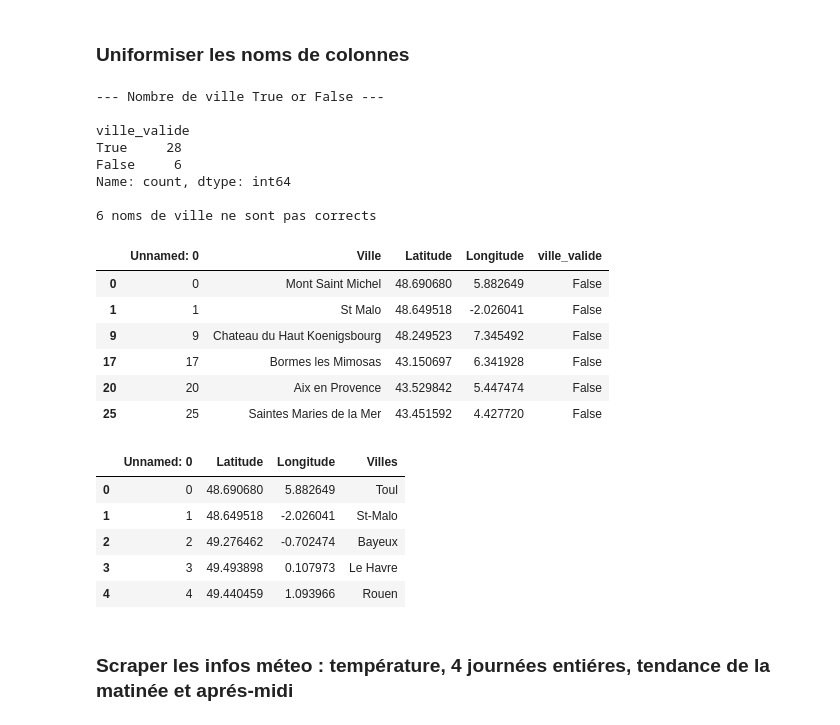
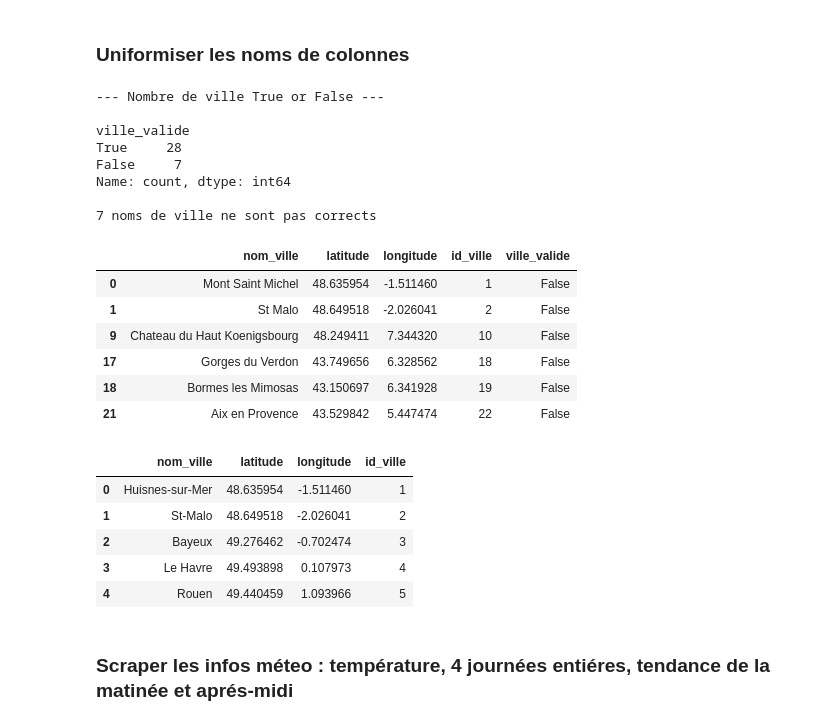
Before and after one commit to Nath-data13/DSFS_certif_2025, a Jupyter notebook: Bloc1/meteo.ipynb, the cells around one changed output. Cells and saved outputs as stored; diff of their text form; code cells hidden in the pictures.

```diff
--- a/Bloc1/meteo.ipynb
+++ b/Bloc1/meteo.ipynb
@@ -33,50 +33,50 @@ URL = 'https://api.openweathermap.org/data/2.5/forecast'
 # fonction nom de ville du df_ville identique au nom de ville API méteo Openweather ?
 
 def check_city(city_name):
     """Retourne True si la ville est reconnue par l'API, False sinon"""
     params = {'q': f'{city_name},FR', 'appid': API_KEY}
     response = rq.get(
         URL,
         params=params)
 
     data = response.json()
     if data.get('cod') == '200':
         return True
     else:
         return False
 
-df_ville['ville_valide'] = df_ville['Ville'].apply(check_city)
+df_ville['ville_valide'] = df_ville['nom_ville'].apply(check_city)
 
 print("\n--- Nombre de ville True or False ---\n")
 print(df_ville['ville_valide'].value_counts())
 print(f"\n{(~df_ville['ville_valide']).sum()} noms de ville ne sont pas corrects") #~ inverse le booléan : false
 
 # création df des villes non valides
 df_ville_false = df_ville[df_ville['ville_valide']==False]
 df_ville_false.head(6)
 # %% [output]
 --- Nombre de ville True or False ---
 
 ville_valide
 True     28
-False     6
+False     7
 Name: count, dtype: int64
 
-6 noms de ville ne sont pas corrects
+7 noms de ville ne sont pas corrects
-|  | Unnamed: 0 | Ville | Latitude | Longitude | ville_valide |
-| 0 | 0 | Mont Saint Michel | 48.690680 | 5.882649 | False |
-| 1 | 1 | St Malo | 48.649518 | -2.026041 | False |
-| 9 | 9 | Chateau du Haut Koenigsbourg | 48.249523 | 7.345492 | False |
-| 17 | 17 | Bormes les Mimosas | 43.150697 | 6.341928 | False |
-| 20 | 20 | Aix en Provence | 43.529842 | 5.447474 | False |
-| 25 | 25 | Saintes Maries de la Mer | 43.451592 | 4.427720 | False |
+|  | nom_ville | latitude | longitude | id_ville | ville_valide |
+| 0 | Mont Saint Michel | 48.635954 | -1.511460 | 1 | False |
+| 1 | St Malo | 48.649518 | -2.026041 | 2 | False |
+| 9 | Chateau du Haut Koenigsbourg | 48.249411 | 7.344320 | 10 | False |
+| 17 | Gorges du Verdon | 43.749656 | 6.328562 | 18 | False |
+| 18 | Bormes les Mimosas | 43.150697 | 6.341928 | 19 | False |
+| 21 | Aix en Provence | 43.529842 | 5.447474 | 22 | False |
 # %%
 # Récupérer avec la lat et lon, les noms de ville valide de l'API méteo Openweather
 villes_correctes = []
 
 for i, row in df_ville.iterrows() :
-    lat = row['Latitude']
-    lon = row['Longitude']
+    lat = row['latitude']
+    lon = row['longitude']
 
     try:
         params = {'lat': lat, 'lon': lon, 'appid': API_KEY}
@@ -93,19 +93,19 @@ for i, row in df_ville.iterrows() :
         villes_correctes.append(Villes)
 
     except rq.RequestException as e:
-        print(f"\tErreur pour {row['Ville']} : {e}")
+        print(f"\tErreur pour {row['nom_ville']} : {e}")
         villes_correctes.append(None)  # si erreur, on met None
 
 # Ajouter la colonne d’un coup
-df_ville['Villes'] = villes_correctes
-df_ville=df_ville.drop(columns=['Ville', 'ville_valide'])
+df_ville['nom_ville'] = villes_correctes
+df_ville=df_ville.drop(columns=['ville_valide'])
 df_ville.head()
 # %% [output]
-|  | Unnamed: 0 | Latitude | Longitude | Villes |
-| 0 | 0 | 48.690680 | 5.882649 | Toul |
-| 1 | 1 | 48.649518 | -2.026041 | St-Malo |
-| 2 | 2 | 49.276462 | -0.702474 | Bayeux |
-| 3 | 3 | 49.493898 | 0.107973 | Le Havre |
-| 4 | 4 | 49.440459 | 1.093966 | Rouen |
+|  | nom_ville | latitude | longitude | id_ville |
+| 0 | Huisnes-sur-Mer | 48.635954 | -1.511460 | 1 |
+| 1 | St-Malo | 48.649518 | -2.026041 | 2 |
+| 2 | Bayeux | 49.276462 | -0.702474 | 3 |
+| 3 | Le Havre | 49.493898 | 0.107973 | 4 |
+| 4 | Rouen | 49.440459 | 1.093966 | 5 |
 # %% [markdown]
 ### Scraper les infos méteo : température, 4 journées entiéres, tendance de la matinée et aprés-midi
```
Also changed, not shown: parts of 12 cells of this notebook, 18 other files.
